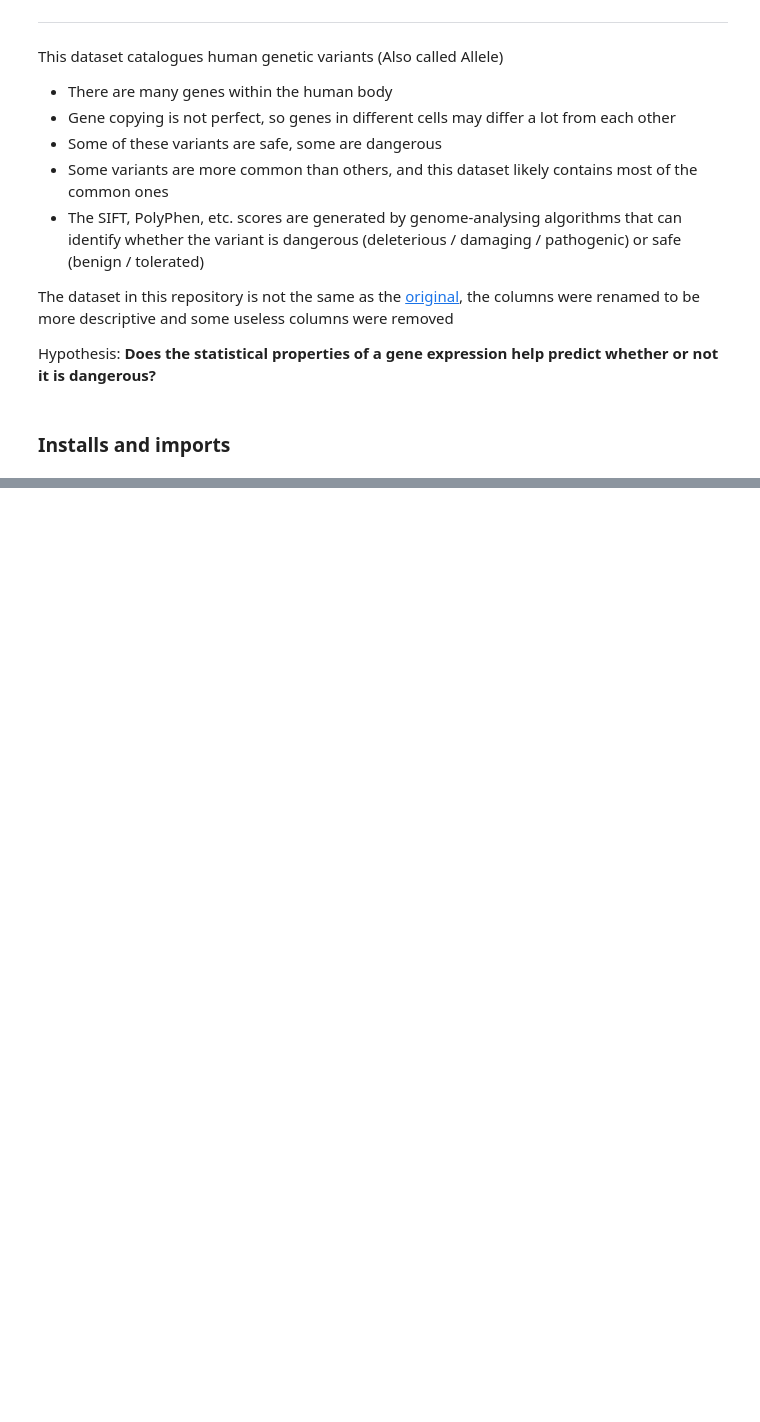
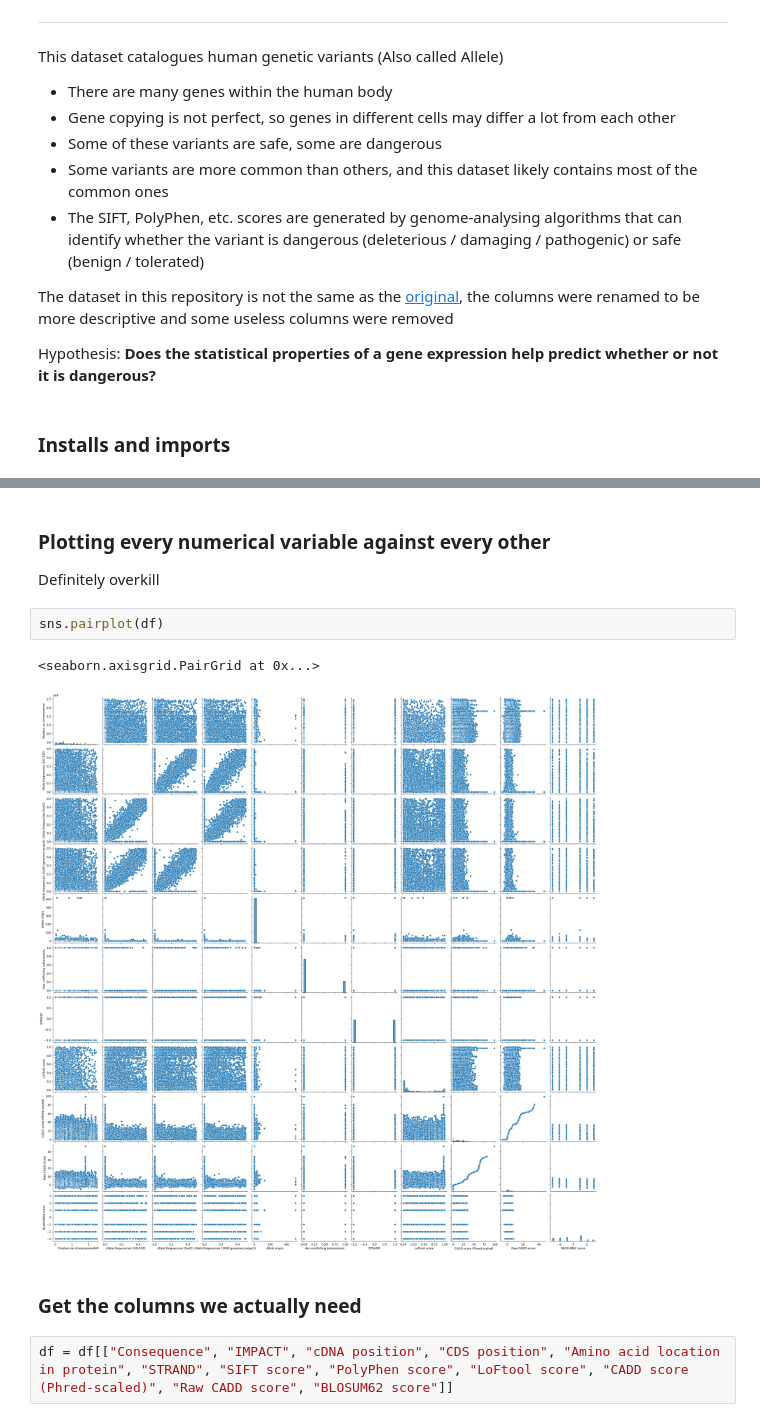
Before and after one commit to echometerain/Stats-Project, a Jupyter notebook: notebook.ipynb, the cells around one changed output, grey strips where cells are left out. Drawn from its saved outputs; the diff is of its cells as text; blank space fills up the shorter version.

```diff
--- a/notebook.ipynb
+++ b/notebook.ipynb
@@ -51,0 +67,13 @@ df.describe()
+# %% [markdown]
+### Plotting every numerical variable against every other
+
+Definitely overkill
+# %%
+sns.pairplot(df)
+# %% [output]
+<seaborn.axisgrid.PairGrid at 0x...>
+[figure, added]
+# %% [markdown]
+### Get the columns we actually need
+# %%
+df = df[["Consequence", "IMPACT", "cDNA position", "CDS position", "Amino acid location in protein", "STRAND", "SIFT score", "PolyPhen score", "LoFtool score", "CADD score (Phred-scaled)", "Raw CADD score", "BLOSUM62 score"]]
```
Also changed, not shown: parts of 21 cells of this notebook, 2 other files.
